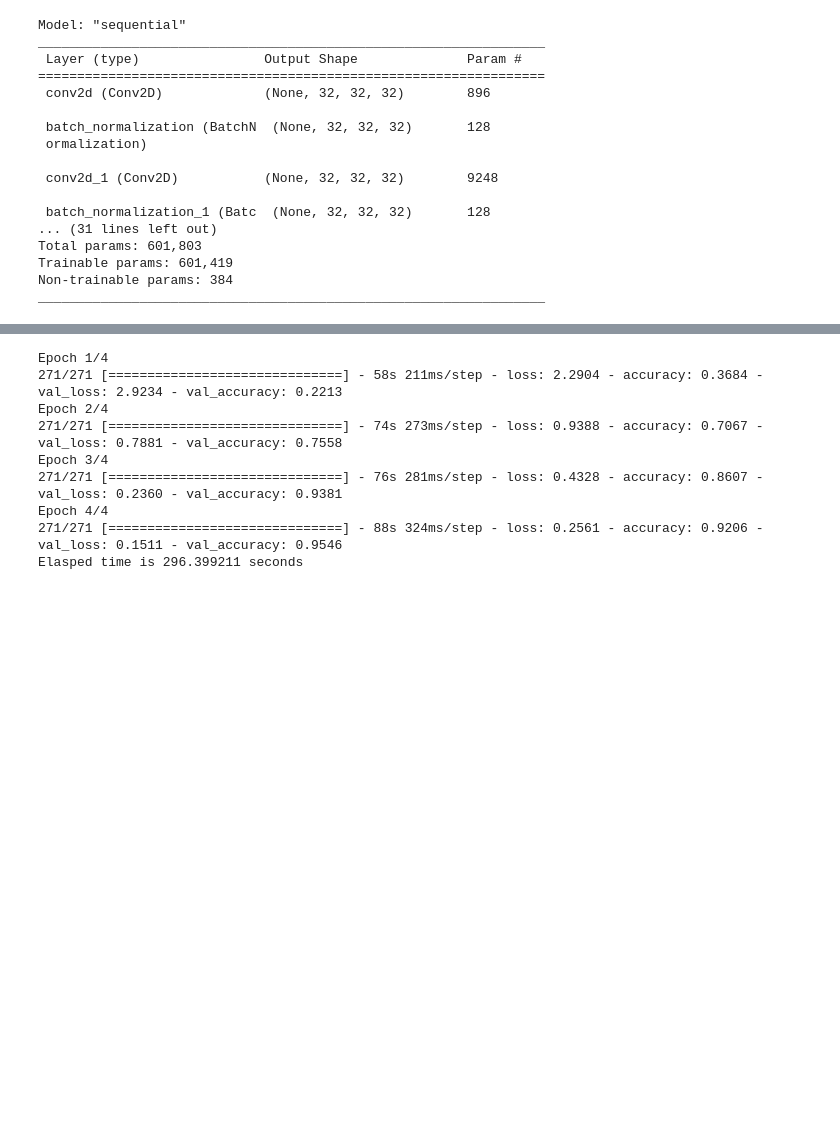
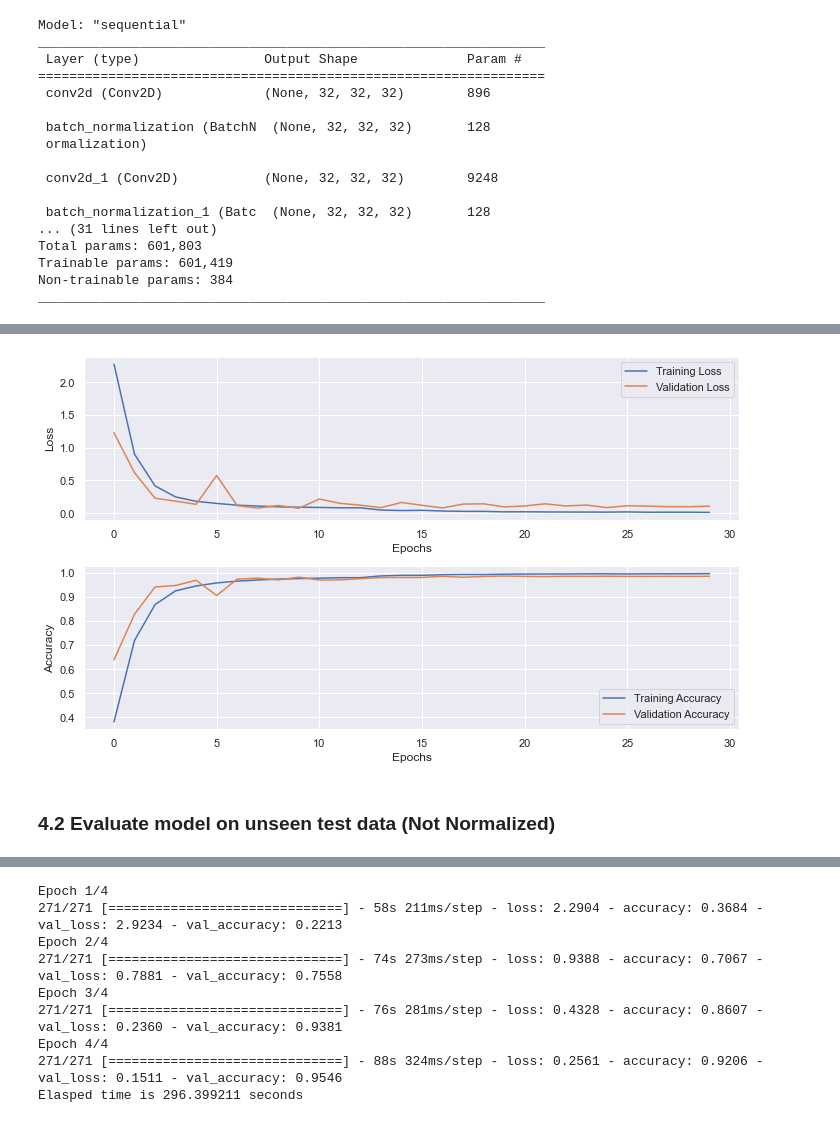
Before and after one commit to haldersas/Recognizing-Traffic-Signs-using-CNN-Keras, a Jupyter notebook: DSCp_MidtermProjRTS.ipynb, the cells around one changed output, grey strips where cells are left out. Saved outputs shown, nothing was run; the diff lists cells and outputs as text; code cells hidden in the pictures; blank space fills up the shorter version.

Commit message:
Add files via upload
Added a new model with feature set that was not normalized for uneven illumination of the images.

```diff
--- a/DSCp_MidtermProjRTS.ipynb
+++ b/DSCp_MidtermProjRTS.ipynb
@@ -436,0 +459,19 @@ _________________________________________________________________
+# %%
+## 1. Compile using Optimizer: RMSProp with callbacks and epochs=30
+
+# Define the optimizer
+optimizer = RMSprop(lr=0.001, rho=0.9)
+# Compile Model
+model.compile(loss="categorical_crossentropy",
+              optimizer=optimizer,
+              metrics=["accuracy"])
+# Timing the epochs
+tic = time()
+# Fitting our model
+history = model.fit_generator(datagen.flow(X_train, y_train, batch_size=batch_size),
+                              epochs=30, validation_data=(X_valid, y_valid),
+                             verbose=1, steps_per_epoch=X_train.shape[0] // batch_size,
+                             callbacks=[learning_rate_reduction, tensorboard])
+toc = time()
+elasped = toc - tic
+print("Elasped time is %f seconds" % elasped)
@@ -436,0 +496,20 @@ _________________________________________________________________
+# %%
+# learning Curves for model without normalization
+# Plotting Loss and Accuracy Graphs for RMSProp
+fig, ax = plt.subplots(2,1, figsize=(10,6))
+ax[0].plot(history.history['loss'], label='Training Loss')
+ax[0].plot(history.history['val_loss'], label='Validation Loss', axes=ax[0])
+ax[0].legend()
+ax[0].set_xlabel("Epochs")
+ax[0].set_ylabel("Loss")
+ax[1].plot(history.history['accuracy'], label='Training Accuracy')
+ax[1].plot(history.history['val_accuracy'], label='Validation Accuracy', axes=ax[1])
+ax[1].legend()
+ax[1].set_xlabel("Epochs")
+ax[1].set_ylabel("Accuracy")
+plt.tight_layout()
+plt.show()
+# %% [output]
+[figure, added]
+# %% [markdown]
+### 4.2 Evaluate model on unseen test data (Not Normalized)
```
Also changed, not shown: parts of 19 cells of this notebook.
